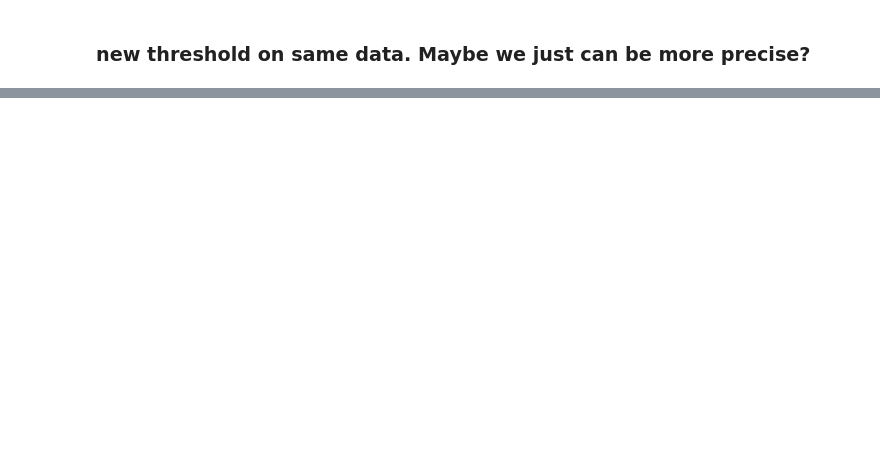
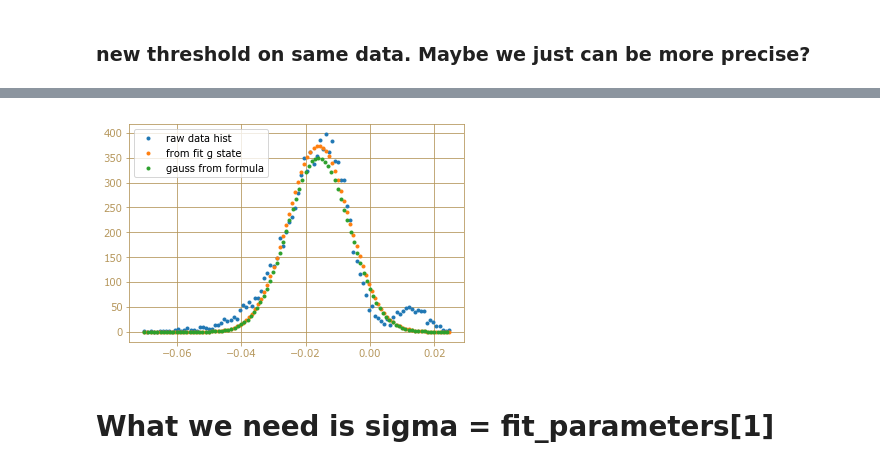
Before and after one commit to qc-coder/SingleShotReadout, a Jupyter notebook: Test_the_SSResult_Class.ipynb, the cells around one changed output, grey strips where cells are left out. Drawn from its saved outputs; the diff is of its cells as text; code cells hidden in the pictures; blank space fills up the shorter version.

```diff
--- a/Test_the_SSResult_Class.ipynb
+++ b/Test_the_SSResult_Class.ipynb
@@ -106,0 +191,29 @@ threshold was:  0
+# %%
+## plot gaussian from fit
+
+#fit itself
+x1 = m2.hist_x_g.gauss_fit[1]
+y1 = m2.hist_x_g.gauss_fit[0]
+
+x0 = m2.hist_x_g.hist_xy[1]
+y0 = m2.hist_x_g.hist_xy[0]
+
+#check the fit parameters
+limits = [ np.min(m2.hist_x_g.hist_xy[1]), np.max(m2.hist_x_g.hist_xy[1]) ]
+[x_center_g, sigma_g, sigma_hwhh_g, max_y_g, min_y_g] = m2.hist_x_g.gauss_param
+
+x_list = np.arange(limits[0],limits[1],0.001)
+y_list = []
+for x in x_list:
+    y_list.append(gaussian(x, a=350, b=g_center, c=g_sigma))
+
+plt.figure()
+plt.plot( x0,y0,'.', label='raw data hist')
+plt.plot( x1,y1,'.', label='from fit g state')
+plt.plot( x_list,y_list,'.', label='gauss from formula')
+plt.legend()
+plt.show()
+# %% [output]
+[figure, added]
+# %% [markdown]
+# What we need is sigma = fit_parameters[1]
```
Also changed, not shown: parts of 25 cells of this notebook, 2 other files.
